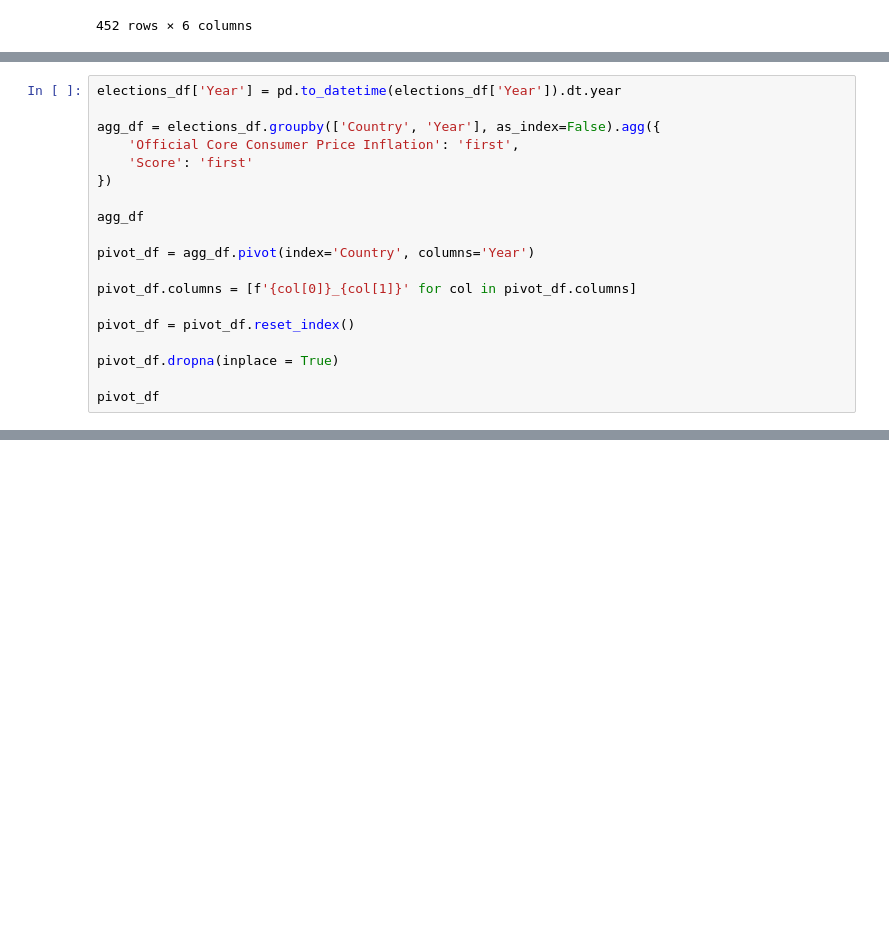
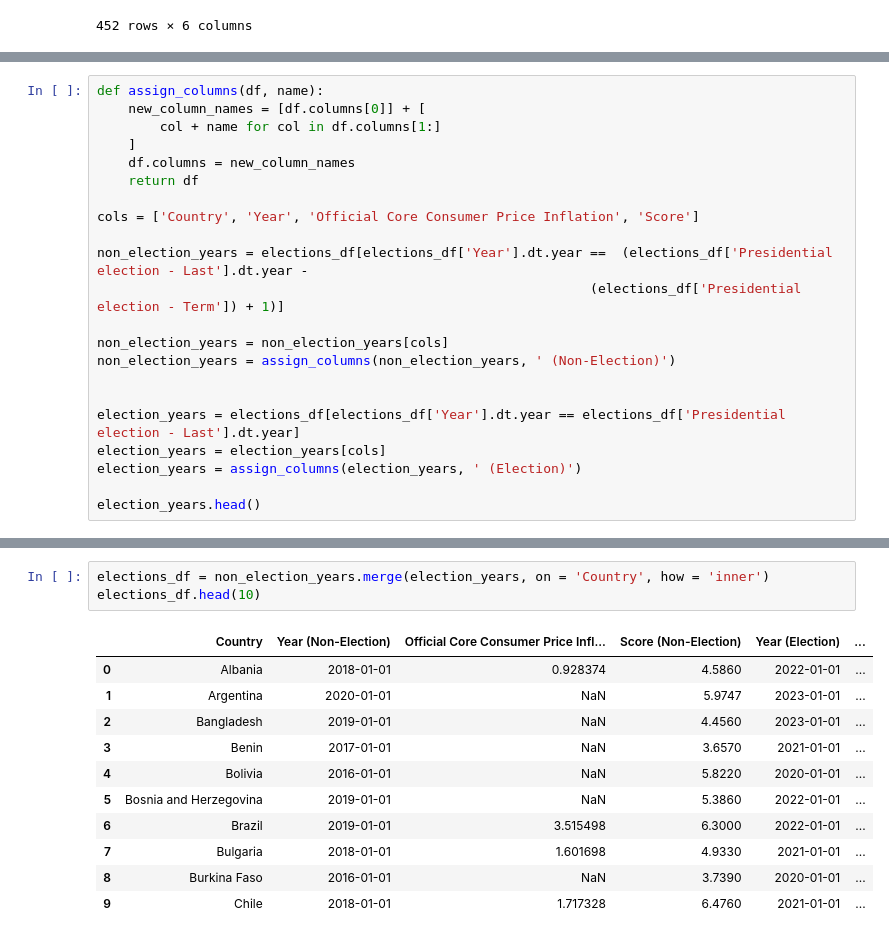
Before and after one commit to cmgboji/PSY371F-Final-Project, a Jupyter notebook: PSY 371F - Notebook.ipynb, the cells around one changed output, grey strips where cells are left out. Saved outputs shown, nothing was run; the diff lists cells and outputs as text; blank space fills up the shorter version.

Commit message:
Updates to the election dataframe

```diff
--- a/PSY 371F - Notebook.ipynb
+++ b/PSY 371F - Notebook.ipynb
@@ -276,19 +225,0 @@ elections_df
-# %%
-elections_df['Year'] = pd.to_datetime(elections_df['Year']).dt.year
-
-agg_df = elections_df.groupby(['Country', 'Year'], as_index=False).agg({
-    'Official Core Consumer Price Inflation': 'first',
-    'Score': 'first'
-})
-
-agg_df
-
-pivot_df = agg_df.pivot(index='Country', columns='Year')
-
-pivot_df.columns = [f'{col[0]}_{col[1]}' for col in pivot_df.columns]
-
-pivot_df = pivot_df.reset_index()
-
-pivot_df.dropna(inplace = True)
-
-pivot_df
@@ -317,0 +226,22 @@ See the caveats in the documentation: https://pandas.pydata.org/pandas-docs/stab
+# %%
+def assign_columns(df, name):
+    new_column_names = [df.columns[0]] + [
+        col + name for col in df.columns[1:]
+    ]
+    df.columns = new_column_names
+    return df
+
+cols = ['Country', 'Year', 'Official Core Consumer Price Inflation', 'Score']
+
+non_election_years = elections_df[elections_df['Year'].dt.year ==  (elections_df['Presidential election - Last'].dt.year -
+                                                               (elections_df['Presidential election - Term']) + 1)]
+
+non_election_years = non_election_years[cols]
+non_election_years = assign_columns(non_election_years, ' (Non-Election)')
+
+
+election_years = elections_df[elections_df['Year'].dt.year == elections_df['Presidential election - Last'].dt.year]
+election_years = election_years[cols]
+election_years = assign_columns(election_years, ' (Election)')
+
+election_years.head()
@@ -317,0 +255,15 @@ See the caveats in the documentation: https://pandas.pydata.org/pandas-docs/stab
+# %%
+elections_df = non_election_years.merge(election_years, on = 'Country', how = 'inner')
+elections_df.head(10)
+# %% [output]
+|  | Country | Year (Non-Election) | Official Core Consumer Price Infl... | Score (Non-Election) | Year (Election) | ... |
+| 0 | Albania | 2018-01-01 | 0.928374 | 4.5860 | 2022-01-01 | ... |
+| 1 | Argentina | 2020-01-01 | NaN | 5.9747 | 2023-01-01 | ... |
+| 2 | Bangladesh | 2019-01-01 | NaN | 4.4560 | 2023-01-01 | ... |
+| 3 | Benin | 2017-01-01 | NaN | 3.6570 | 2021-01-01 | ... |
+| 4 | Bolivia | 2016-01-01 | NaN | 5.8220 | 2020-01-01 | ... |
+| 5 | Bosnia and Herzegovina | 2019-01-01 | NaN | 5.3860 | 2022-01-01 | ... |
+| 6 | Brazil | 2019-01-01 | 3.515498 | 6.3000 | 2022-01-01 | ... |
+| 7 | Bulgaria | 2018-01-01 | 1.601698 | 4.9330 | 2021-01-01 | ... |
+| 8 | Burkina Faso | 2016-01-01 | NaN | 3.7390 | 2020-01-01 | ... |
+| 9 | Chile | 2018-01-01 | 1.717328 | 6.4760 | 2021-01-01 | ... |
```
Also changed, not shown: parts of 6 cells of this notebook, 1 other file.
